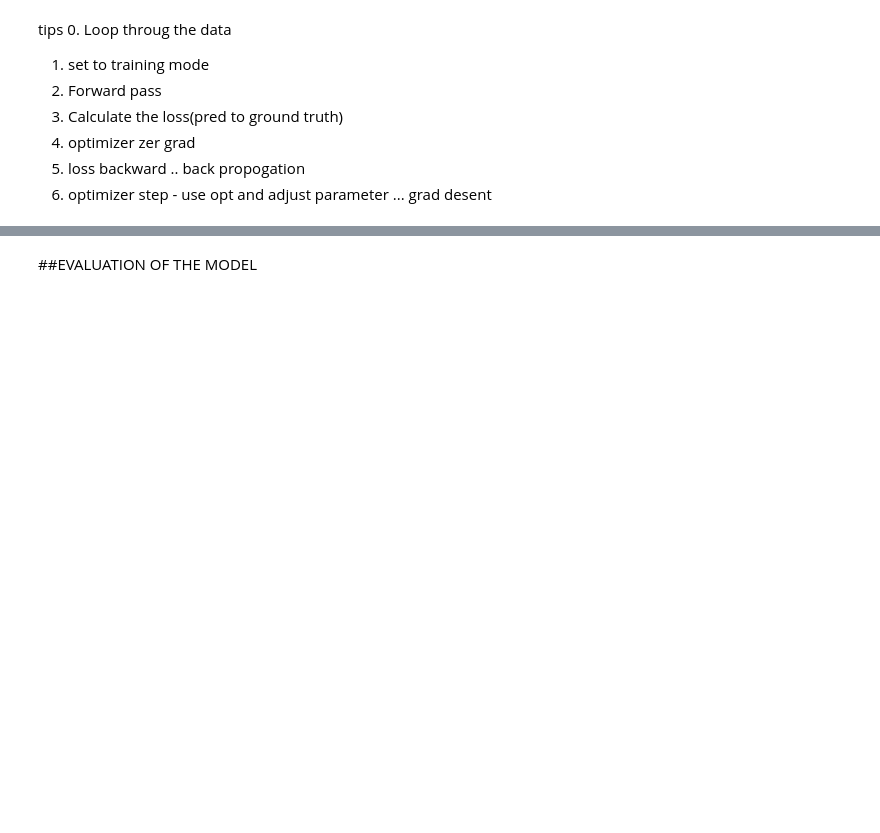
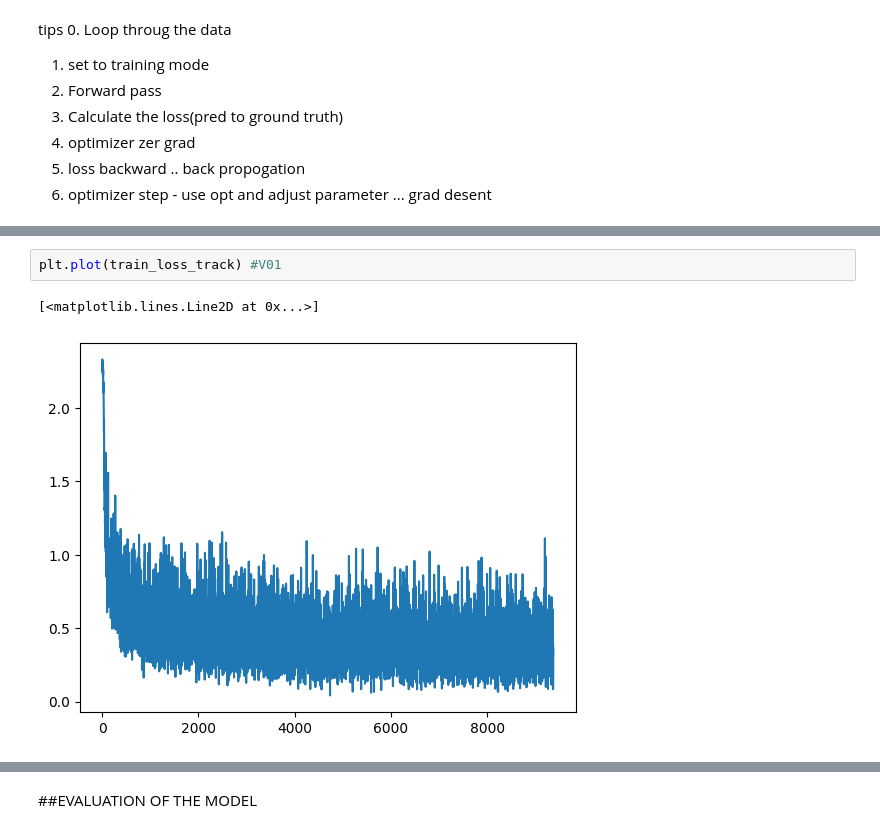
Before and after one commit to AhamedShimak/pytorch, a Jupyter notebook: computer_vision_cnn_code_along.ipynb, the cells around one changed output, grey strips where cells are left out. Cells and saved outputs as stored; diff of their text form; blank space fills up the shorter version.

```diff
--- a/computer_vision_cnn_code_along.ipynb
+++ b/computer_vision_cnn_code_along.ipynb
@@ -477,0 +425,5 @@ details_loss_curve(epochs,train_loss_track,test_loss_track)
+# %%
+plt.plot(train_loss_track) #V01
+# %% [output]
+[<matplotlib.lines.Line2D at 0x...>]
+[figure, added]
```
Also changed, not shown: parts of 18 cells of this notebook.
